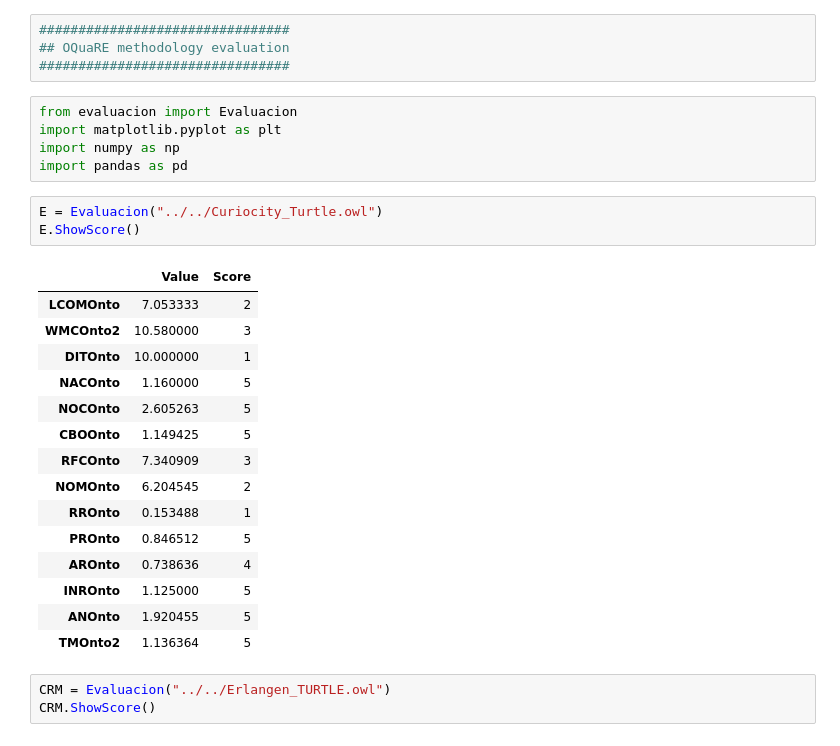
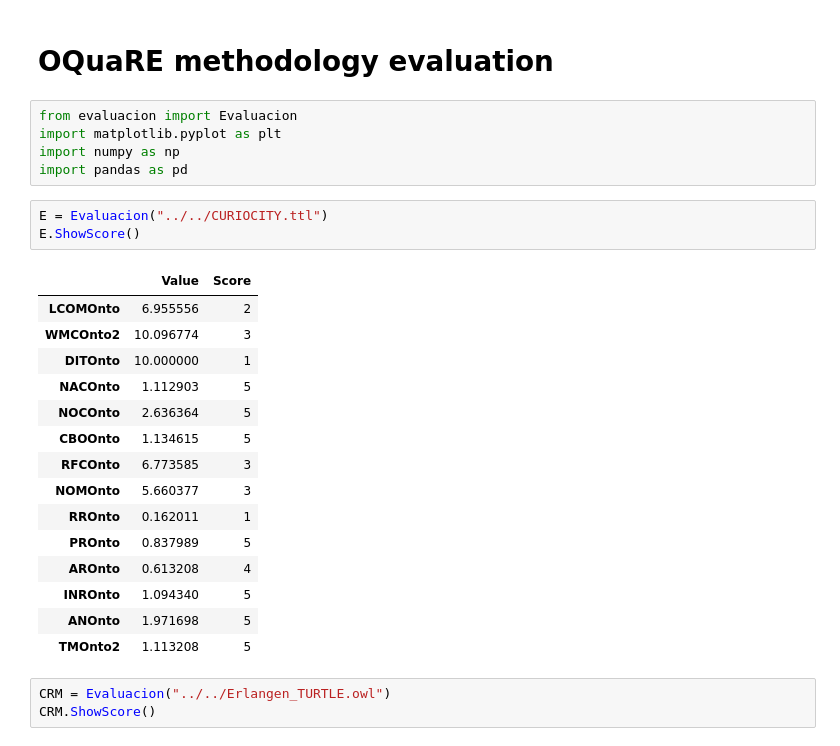
Before and after one commit to giulianodelagala/CURIOCITY, a Jupyter notebook: Evaluation/OquaRE/OquaRE.ipynb, the cells around one changed output. Saved outputs shown, nothing was run; the diff lists cells and outputs as text.

```diff
--- a/Evaluation/OquaRE/OquaRE.ipynb
+++ b/Evaluation/OquaRE/OquaRE.ipynb
@@ -1,31 +1,29 @@
-# %%
-################################
-## OQuaRE methodology evaluation
-################################
+# %% [markdown]
+# OQuaRE methodology evaluation
 # %%
 from evaluacion import Evaluacion
 import matplotlib.pyplot as plt
 import numpy as np
 import pandas as pd
 # %%
-E = Evaluacion("../../Curiocity_Turtle.owl")
+E = Evaluacion("../../CURIOCITY.ttl")
 E.ShowScore()
 # %% [output]
 |  | Value | Score |
-| LCOMOnto | 7.053333 | 2 |
-| WMCOnto2 | 10.580000 | 3 |
+| LCOMOnto | 6.955556 | 2 |
+| WMCOnto2 | 10.096774 | 3 |
 | DITOnto | 10.000000 | 1 |
-| NACOnto | 1.160000 | 5 |
-| NOCOnto | 2.605263 | 5 |
-| CBOOnto | 1.149425 | 5 |
-| RFCOnto | 7.340909 | 3 |
-| NOMOnto | 6.204545 | 2 |
-| RROnto | 0.153488 | 1 |
-| PROnto | 0.846512 | 5 |
-| AROnto | 0.738636 | 4 |
-| INROnto | 1.125000 | 5 |
-| ANOnto | 1.920455 | 5 |
-| TMOnto2 | 1.136364 | 5 |
+| NACOnto | 1.112903 | 5 |
+| NOCOnto | 2.636364 | 5 |
+| CBOOnto | 1.134615 | 5 |
+| RFCOnto | 6.773585 | 3 |
+| NOMOnto | 5.660377 | 3 |
+| RROnto | 0.162011 | 1 |
+| PROnto | 0.837989 | 5 |
+| AROnto | 0.613208 | 4 |
+| INROnto | 1.094340 | 5 |
+| ANOnto | 1.971698 | 5 |
+| TMOnto2 | 1.113208 | 5 |
 # %%
 CRM = Evaluacion("../../Erlangen_TURTLE.owl")
 CRM.ShowScore()
```
Also changed, not shown: parts of 25 cells of this notebook, 1 other file.
